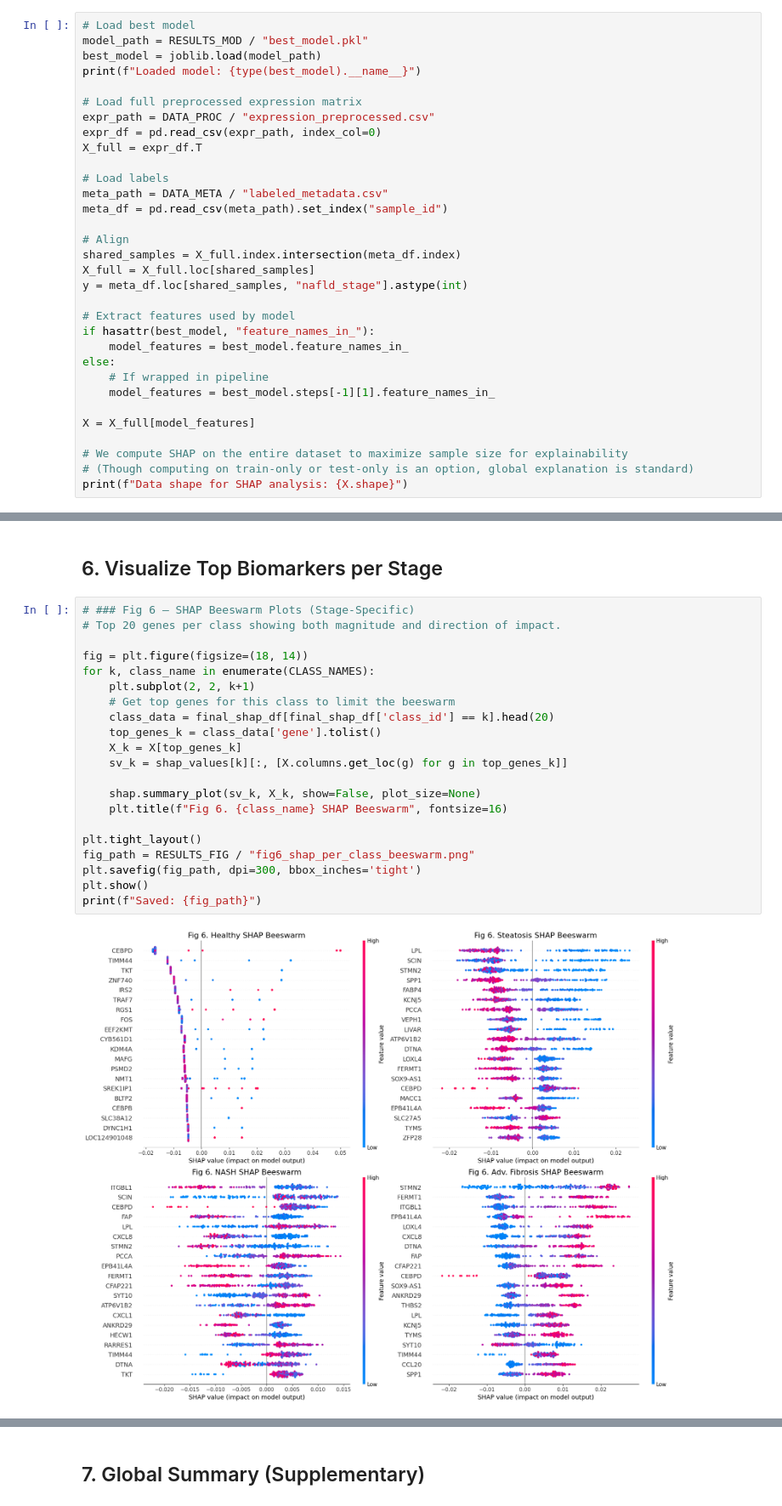
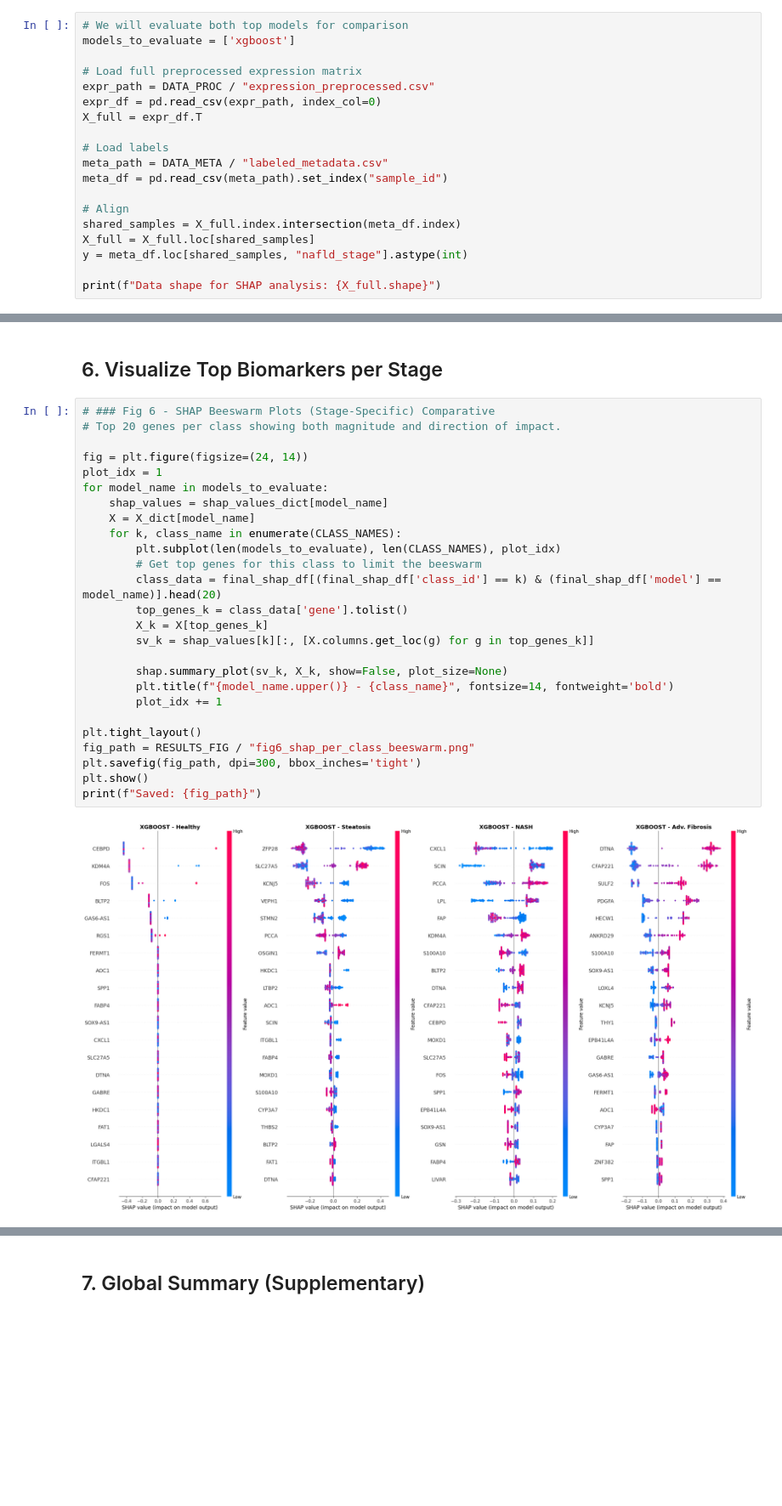
Before and after one commit to Karim-Zeyada/nafld-single-dataset, a Jupyter notebook: notebooks/NB06_shap_explainability.ipynb, the cells around one changed output, grey strips where cells are left out. Shown at 85% size. Saved outputs shown, nothing was run; the diff lists cells and outputs as text; blank space fills up the shorter version.

```diff
--- a/notebooks/NB06_shap_explainability.ipynb
+++ b/notebooks/NB06_shap_explainability.ipynb
@@ -71,10 +71,8 @@ CLASS_NAMES = ["Healthy", "Steatosis", "NASH", "Adv. Fibrosis"]
 # %% [markdown]
 ## 3. Load Data & Model
 # %%
-# Load best model
-model_path = RESULTS_MOD / "best_model.pkl"
-best_model = joblib.load(model_path)
-print(f"Loaded model: {type(best_model).__name__}")
+# We will evaluate both top models for comparison
+models_to_evaluate = ['xgboost']
 
 # Load full preprocessed expression matrix
 expr_path = DATA_PROC / "expression_preprocessed.csv"
@@ -90,16 +88,5 @@ shared_samples = X_full.index.intersection(meta_df.index)
 X_full = X_full.loc[shared_samples]
 y = meta_df.loc[shared_samples, "nafld_stage"].astype(int)
 
-# Extract features used by model
-if hasattr(best_model, "feature_names_in_"):
-    model_features = best_model.feature_names_in_
-else:
-    # If wrapped in pipeline
-    model_features = best_model.steps[-1][1].feature_names_in_
-
-X = X_full[model_features]
-
-# We compute SHAP on the entire dataset to maximize sample size for explainability
-# (Though computing on train-only or test-only is an option, global explanation is standard)
-print(f"Data shape for SHAP analysis: {X.shape}")
+print(f"Data shape for SHAP analysis: {X_full.shape}")
 # %% [output]
@@ -190,27 +198,32 @@ Saved stage-specific biomarkers to: D:\NAFLD-Biomarker-Discovery-V2\nafld-single
 # %% [markdown]
 ## 6. Visualize Top Biomarkers per Stage
 # %%
-# ### Fig 6 — SHAP Beeswarm Plots (Stage-Specific)
+# ### Fig 6 - SHAP Beeswarm Plots (Stage-Specific) Comparative
 # Top 20 genes per class showing both magnitude and direction of impact.
 
-fig = plt.figure(figsize=(18, 14))
-for k, class_name in enumerate(CLASS_NAMES):
-    plt.subplot(2, 2, k+1)
-    # Get top genes for this class to limit the beeswarm
-    class_data = final_shap_df[final_shap_df['class_id'] == k].head(20)
-    top_genes_k = class_data['gene'].tolist()
-    X_k = X[top_genes_k]
-    sv_k = shap_values[k][:, [X.columns.get_loc(g) for g in top_genes_k]]
+fig = plt.figure(figsize=(24, 14))
+plot_idx = 1
+for model_name in models_to_evaluate:
+    shap_values = shap_values_dict[model_name]
+    X = X_dict[model_name]
+    for k, class_name in enumerate(CLASS_NAMES):
+        plt.subplot(len(models_to_evaluate), len(CLASS_NAMES), plot_idx)
+        # Get top genes for this class to limit the beeswarm
+        class_data = final_shap_df[(final_shap_df['class_id'] == k) & (final_shap_df['model'] == model_name)].head(20)
+        top_genes_k = class_data['gene'].tolist()
+        X_k = X[top_genes_k]
+        sv_k = shap_values[k][:, [X.columns.get_loc(g) for g in top_genes_k]]
 
-    shap.summary_plot(sv_k, X_k, show=False, plot_size=None)
-    plt.title(f"Fig 6. {class_name} SHAP Beeswarm", fontsize=16)
+        shap.summary_plot(sv_k, X_k, show=False, plot_size=None)
+        plt.title(f"{model_name.upper()} - {class_name}", fontsize=14, fontweight='bold')
+        plot_idx += 1
 
 plt.tight_layout()
 fig_path = RESULTS_FIG / "fig6_shap_per_class_beeswarm.png"
 plt.savefig(fig_path, dpi=300, bbox_inches='tight')
 plt.show()
 print(f"Saved: {fig_path}")
 # %% [output]
-[figure, old version]
+[figure, new version]
 Saved: D:\NAFLD-Biomarker-Discovery-V2\nafld-single-dataset\results\figures\fig6_shap_per_class_beeswarm.png
 # %%
```
Also changed, not shown: parts of 7 cells of this notebook, 9 other files.
